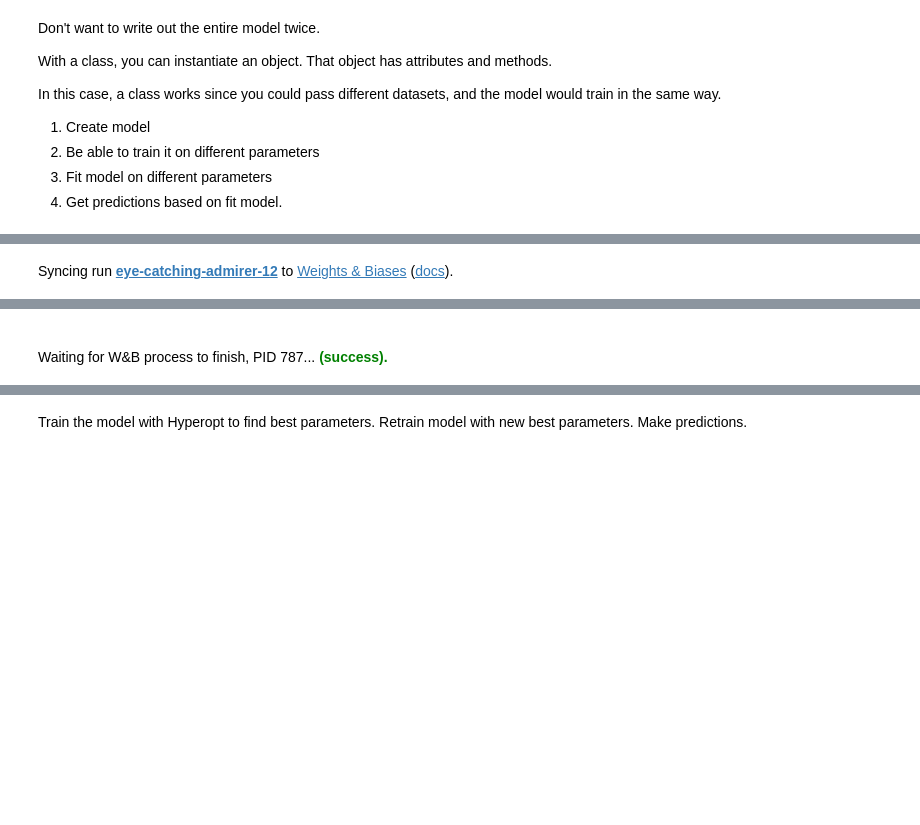
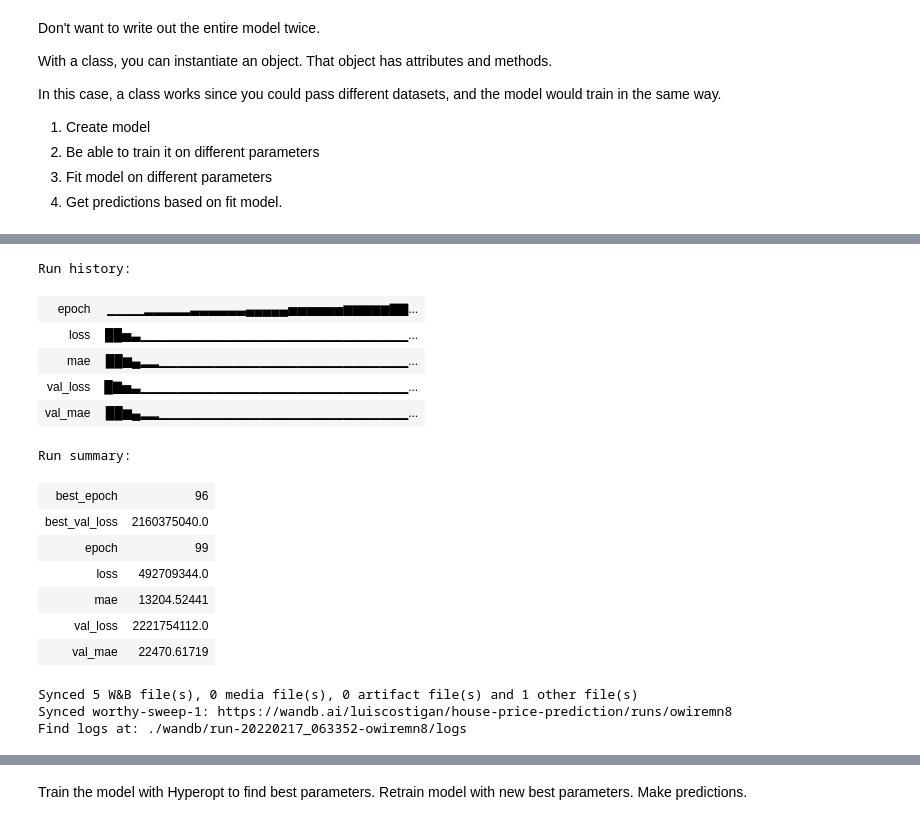
Before and after one commit to valencia21/data-science-projects, a Jupyter notebook: house-price-prediction/Models/tensorflow/tf_model_wrangling.ipynb, the cells around one changed output, grey strips where cells are left out. Drawn from its saved outputs; the diff is of its cells as text; code cells hidden in the pictures; blank space fills up the shorter version.

Commit message:
WandB Sweep + Submission

```diff
--- a/house-price-prediction/Models/tensorflow/tf_model_wrangling.ipynb
+++ b/house-price-prediction/Models/tensorflow/tf_model_wrangling.ipynb
@@ -373,10 +375,10 @@ Syncing run treasured-ring-2 to Weights & Biases (docs).
 <wandb.sdk.wandb_run.Run at 0x...>
 # %%
-# Confirming that Tensorflow is still working
 def create_model():
     model = Sequential()
     model.add(Dense(64, input_dim=X_train.shape[1], activation='relu'))
     model.add(Dense(512, activation='relu'))
+    model.add(Dropout(config.dropout1))
     model.add(Dense(512, activation='relu'))
     model.add(Dense(1))
     model.compile(optimizer='rmsprop', loss="mse", metrics=["mae"])
@@ -391,31 +387,42 @@ config = {
-# %%
-def train(X_train, y_train, X_valid, y_valid, model, optimizer):
-
-    # For loop to run through epochs
-
-
-    # Iterate over batches of the dataset
-
-    # Run a validation loop for each epoch to capture evaluation metrics
-
-    # Display evaluation metrics
-
-    # Reset metrics
-
-    # Log metrics using wandb.log
 # %%
 from wandb.keras import WandbCallback
 
-config = {
-  "epochs": 100,
-  "batch_size": 256
+sweep_config = {
+  "name": "keras-sequential-model-sweep",
+  "method": "random",
+  "parameters": {
+    "dropout1": {
+      "min": 0.0,
+      "max": 0.8
+    },
+    "epochs": {
+      "values": [30,50,100]
+    },
+    "batch_size": {
+      "values": [16, 64, 128, 512]
+    }
+  }
 }
 
-run = wandb.init(project='house-price-prediction', config=config)
-config = wandb.config
-model = create_model()
-model.fit(np.asarray(X_train), y_train, epochs=config.epochs, batch_size=config.batch_size, verbose=0, callbacks=[WandbCallback()], validation_data=(np.asarray(X_valid),y_valid))
-test_mse_score, test_mae_score = model.evaluate(np.asarray(X_valid), y_valid, callbacks=[WandbCallback()])
+keras_sequential_sweep_1 = wandb.sweep(sweep_config, project="house-price-prediction", entity="luiscostigan")
 
-run.finish()
+def train():
+  with wandb.init() as run:
+    config = wandb.config
+    model = create_model()
+
+    model.fit(
+      np.asarray(X_train),
+      y_train,
+      epochs=config.epochs,
+      batch_size=config.batch_size,
+      verbose=0,
+      callbacks=[WandbCallback()],
+      validation_data=(np.asarray(X_valid),y_valid)
+      )
+
+    test_mse_score, test_mae_score = model.evaluate(np.asarray(X_valid), y_valid, callbacks=[WandbCallback()])
+
+count = 10
+wandb.agent(keras_sequential_sweep_1, function=train, count=count)
 # %% [output]
@@ -424,0 +440,17 @@ Waiting for W&B process to finish, PID 406... (success).
+Run history:
+| epoch | ▁▁▁▁▂▂▂▂▂▃▃▃▃▃▃▄▄▄▄▄▅▅▅▅▅▅▆▆▆▆▆▇▇... |
+| loss | ██▅▃▁▁▁▁▁▁▁▁▁▁▁▁▁▁▁▁▁▁▁▁▁▁▁▁▁▁▁▁▁... |
+| mae | ██▆▄▂▂▁▁▁▁▁▁▁▁▁▁▁▁▁▁▁▁▁▁▁▁▁▁▁▁▁▁▁... |
+| val_loss | █▇▅▃▁▁▁▁▁▁▁▁▁▁▁▁▁▁▁▁▁▁▁▁▁▁▁▁▁▁▁▁▁... |
+| val_mae | ██▆▄▂▂▁▁▁▁▁▁▁▁▁▁▁▁▁▁▁▁▁▁▁▁▁▁▁▁▁▁▁... |
+Run summary:
+| best_epoch | 96 |
+| best_val_loss | 2160375040.0 |
+| epoch | 99 |
+| loss | 492709344.0 |
+| mae | 13204.52441 |
+| val_loss | 2221754112.0 |
+| val_mae | 22470.61719 |
+Synced 5 W&B file(s), 0 media file(s), 0 artifact file(s) and 1 other file(s)
+Synced worthy-sweep-1: https://wandb.ai/luiscostigan/house-price-prediction/runs/owiremn8
+Find logs at: ./wandb/run-20220217_063352-owiremn8/logs
@@ -426 +463,0 @@ Successfully finished last run (ID:pi18p69c). Initializing new run:
-Syncing run eye-catching-admirer-12 to Weights & Biases (docs).
@@ -431 +463,0 @@ WARNING:tensorflow:Keras is training/fitting/evaluating on array-like data. Kera
-Waiting for W&B process to finish, PID 787... (success).
```
Also changed, not shown: parts of 15 cells of this notebook, 1 other file.
